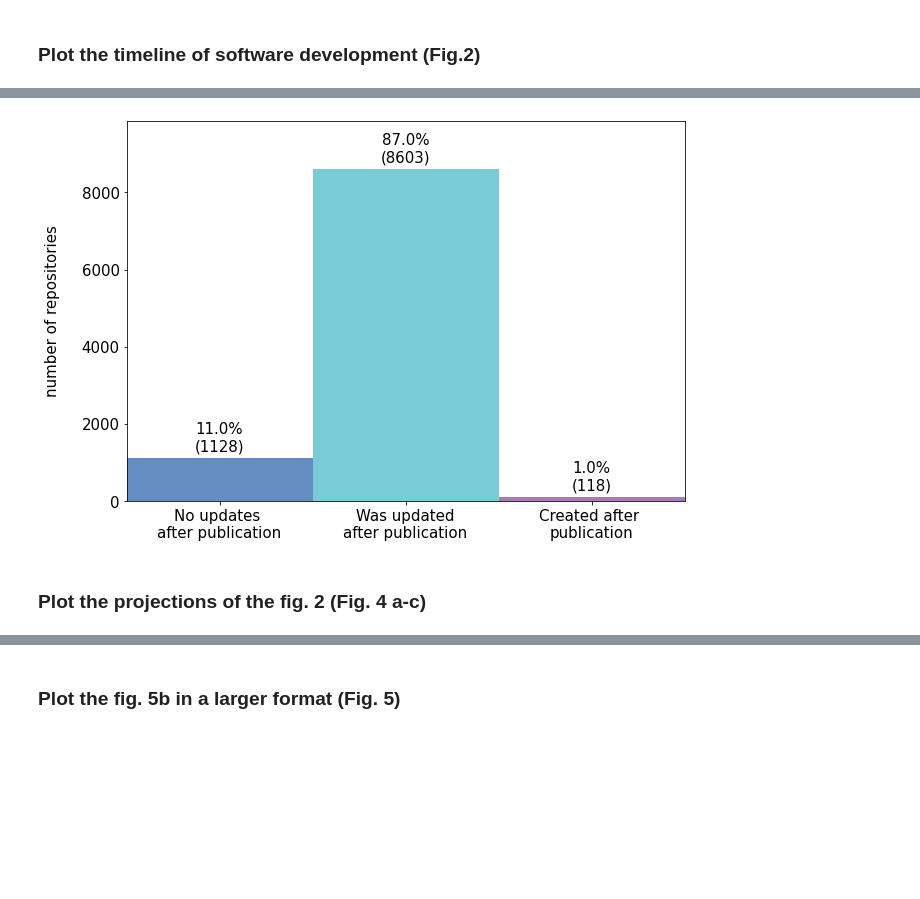
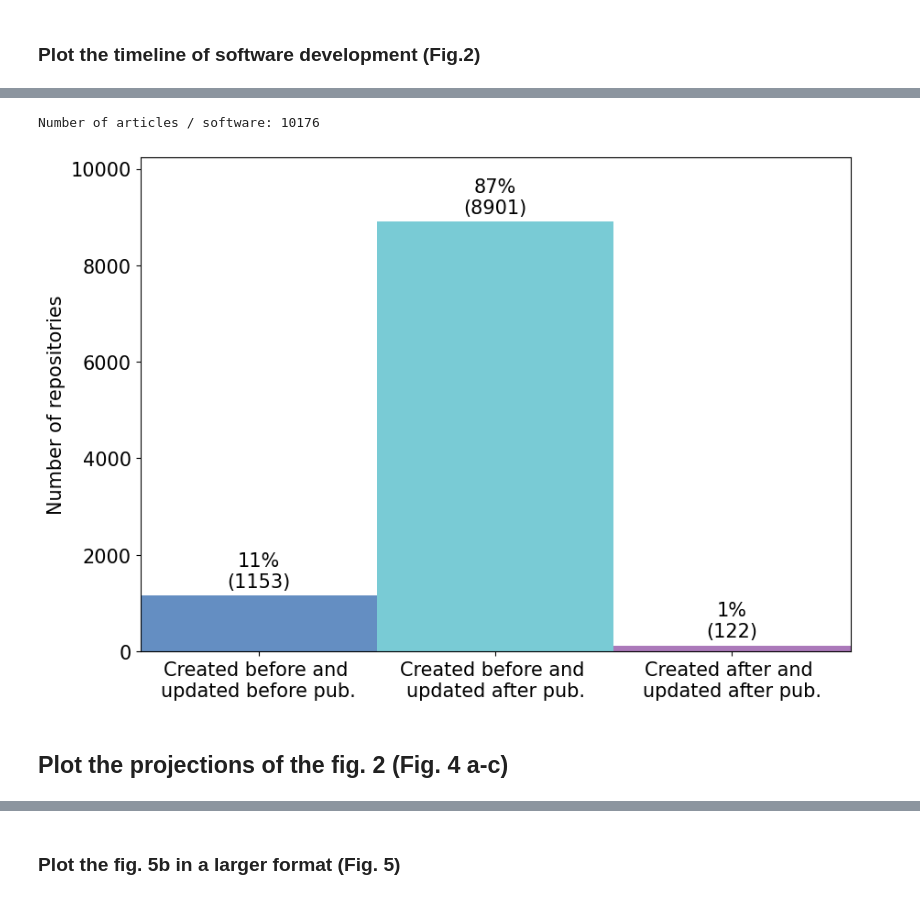
Before and after one commit to zhukovanadezhda/bioinformatics-software, a Jupyter notebook: notebooks/analysis.ipynb, the cells around one changed output, grey strips where cells are left out. Drawn from its saved outputs; the diff is of its cells as text; code cells hidden in the pictures; blank space fills up the shorter version.

```diff
--- a/notebooks/analysis.ipynb
+++ b/notebooks/analysis.ipynb
@@ -63,10 +63,9 @@ df["publication_date"] = pd.to_datetime(df["publication_date"])
 df["date_repo_created"] = pd.to_datetime(df["date_repo_created"])
 df["date_repo_updated"] = pd.to_datetime(df["date_repo_updated"])
 
-df["Days_before"] = (df["date_repo_created"] - df["publication_date"]).dt.days
-df["Days_after"] = (df["date_repo_updated"] - df["publication_date"]).dt.days
-df["Days_dev"] = (df["date_repo_updated"] - df["date_repo_created"]).dt.days
-df["Updates"] = df["Days_after"].apply(lambda x: 1 if x>0 else 0)
+# Major metrics
+df["time_creation_to_publication"] = (df["date_repo_created"] - df["publication_date"]).dt.days
+df["time_update_to_publication"] = (df["date_repo_updated"] - df["publication_date"]).dt.days
 # %%
 # https://github.com/sermeor/The-Analysis-Kid/commits/main?after=69a4b677398c359efc878ba9ffe64028e3d11c1a+34&branch=main&qualified_name=refs%2Fheads%2Fmain
 # 31890138
@@ -171,43 +192,37 @@ plt.show()
 # %%
-plt.rcParams['text.usetex'] = False
+plt.rcParams["text.usetex"] = False
 
 fig, ax = plt.subplots(figsize=(10, 7))
 
-after, no_update, update, forks = 0, 0, 0, 0
-for index, row in df.iterrows():
-    if row["Days_before"]>=0:
-        after += 1
-    elif row["Days_before"]<0 and row["Days_after"]<0:
-        no_update += 1
-    elif row["Days_before"]<0 and row["Days_after"]>=0:
-        update += 1
-    if row["Fork"] == 1:
-        forks += 1
-n=0
+counts = (created_before_updated_before, created_before_updated_after, created_after_updated_after)
+print(f"Number of articles / software: {sum(counts)}")
 
-data = [no_update, update, after]
-bin_edges = [0.5, 1.5, 2.5]
-labels = ['No updates \nafter publication', 'Was updated\nafter publication', 'Created after \npublication']
-color=['#225ea8', '#41b6c4', '#88419d']
-ax.bar(bin_edges[:], data, width=1, color=color, alpha = 0.7)
+edges = [0.5, 1.5, 2.5]
+labels = (
+    "Created before and \nupdated before pub.",
+    "Created before and \nupdated after pub.",
+    "Created after and \nupdated after pub."
+)
+color = ("#225ea8", "#41b6c4", "#88419d")
+ax.bar(edges, counts, width=1, color=color, alpha=0.7)
 ax.set_xlim(0, 3)
-#ax.set_yscale('log')
-ax.set_xticks([0.5, 1.5, 2.5], labels, fontsize=15, fontfamily='sans-serif')
+ax.set_xticks(edges, labels, fontsize=15, fontfamily="sans-serif")
 
+for index, value in enumerate(counts):
+    ax.text(index+0.5, value+100, f"{100*value/sum(counts):.0f}%\n({value})",
+            ha="center", va="bottom", fontdict={"fontsize": 15, "fontfamily": "sans-serif"})
 
-for i, datum in enumerate(data):
-    ax.text(i+0.5, datum+100, f'{str(round(100*datum/sum(data),0))}%\n({str(datum)})', ha='center', va='bottom', fontdict={'fontsize': 15, 'fontfamily': 'sans-serif'})
+ax.set_ylim([0, max(counts)*1.15])
+ax.set_ylabel("Number of repositories", fontdict={"fontsize": 15, "fontfamily": "sans-serif"})
+ax.tick_params(axis="y", labelsize=15)
 
-ax.set_ylim([0, len(df)])
-ax.set_ylabel('number of repositories\n', fontdict={'fontsize': 15, 'fontfamily': 'sans-serif'})
-ax.tick_params(axis='y', labelsize=15)
-
-plt.savefig("../data/images/stat_hist.png")
+plt.savefig("../results/development_hist.png")
 plt.show()
 # %% [output]
+Number of articles / software: 10176
-[figure, old version]
+[figure, new version]
 # %% [markdown]
-### Plot the projections of the fig. 2 (Fig. 4 a-c)
+## Plot the projections of the fig. 2 (Fig. 4 a-c)
 # %%
 fig, axs = plt.subplots(1, 3, figsize=(30, 7))
 
```
Also changed, not shown: parts of 5 cells of this notebook.
